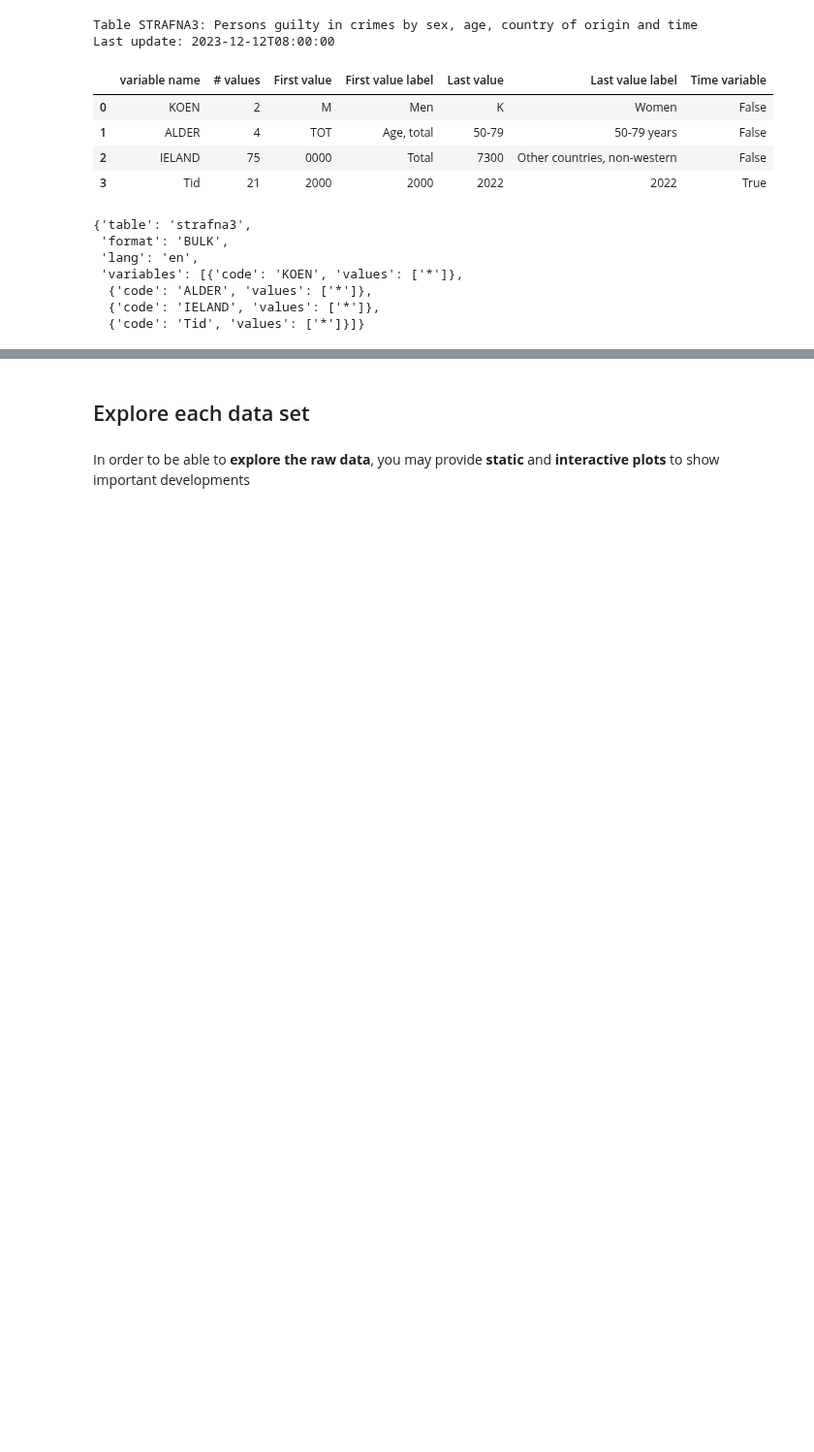
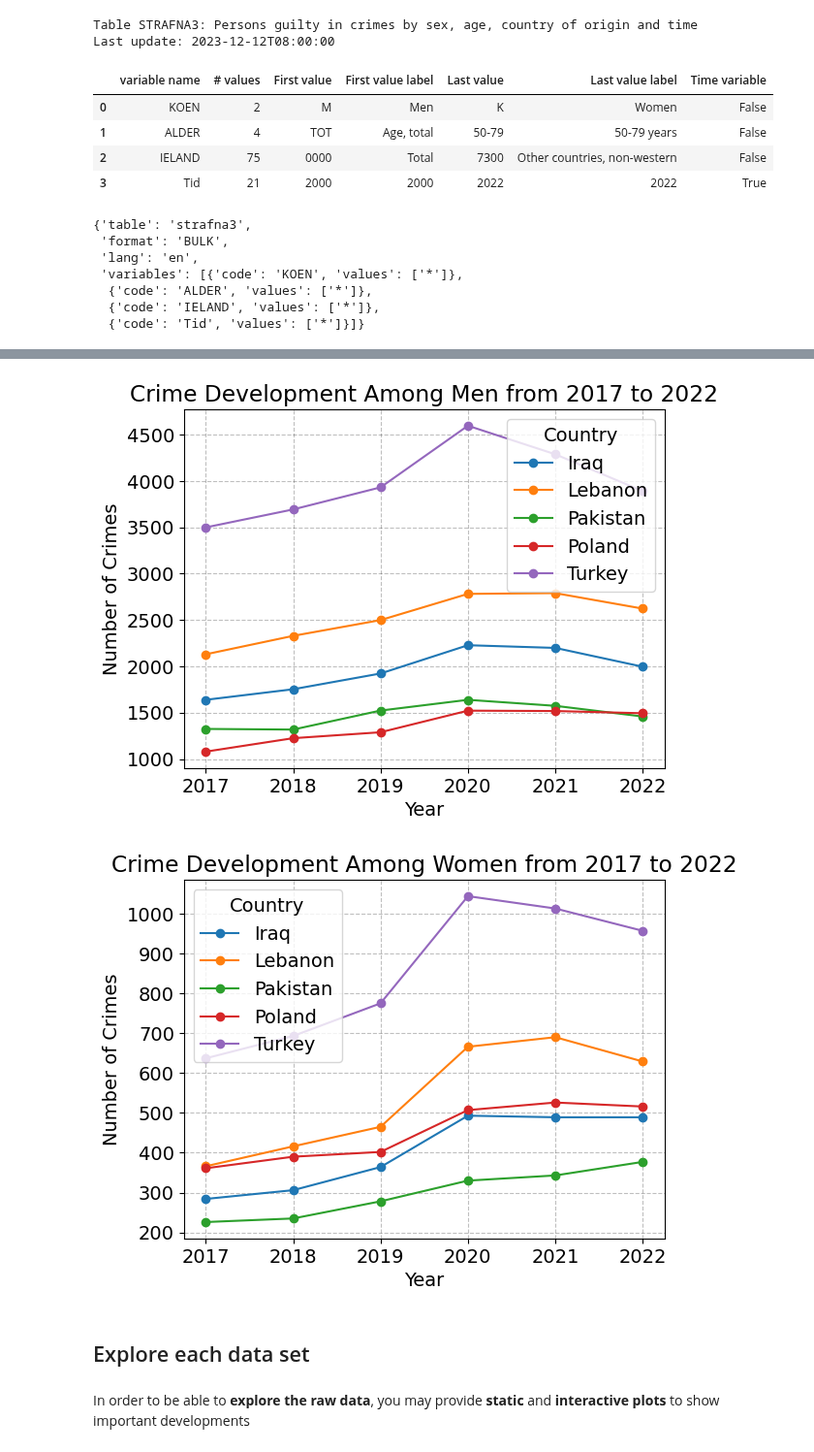
Before and after one commit to NumEconCopenhagen/projects-2024-malik-og-mads, a Jupyter notebook: dataproject/dataproject.ipynb, the cells around one changed output, grey strips where cells are left out. Shown at 97% size. Saved outputs shown, nothing was run; the diff lists cells and outputs as text; code cells hidden in the pictures; blank space fills up the shorter version.

```diff
--- a/dataproject/dataproject.ipynb
+++ b/dataproject/dataproject.ipynb
@@ -136,3 +156,48 @@ inc_api.tail(20)
+# %%
+import matplotlib.pyplot as plt
+
+# Assuming 'inc_api' is your DataFrame
+# Step 1: Filter by gender and year
+filtered_data = inc_api[(inc_api['KOEN'] == 'Men') & (inc_api['TID'].between(2017, 2022))]
+
+# Step 2: Further filter to include only the specified countries
+countries = ["Turkey", "Pakistan", "Iraq", "Poland", "Lebanon"]
+filtered_data = filtered_data[filtered_data['IELAND'].isin(countries)]
+
+# Step 3: Group by country and year, then sum or average
+grouped_data = filtered_data.groupby(['IELAND', 'TID'])['INDHOLD'].sum().unstack()
+
+# Step 4: Plot the data
+grouped_data.T.plot(kind='line', marker='o')  # Transpose to have years on the x-axis and countries as lines
+plt.title('Crime Development Among Men from 2017 to 2022')
+plt.xlabel('Year')
+plt.ylabel('Number of Crimes')
+plt.grid(True)
+plt.legend(title='Country')
+plt.show()
+
+# Assuming 'inc_api' is your DataFrame
+# Step 1: Filter by gender and year
+filtered_data = inc_api[(inc_api['KOEN'] == 'Women') & (inc_api['TID'].between(2017, 2022))]
+
+# Step 2: Further filter to include only the specified countries
+countries = ["Turkey", "Pakistan", "Iraq", "Poland", "Lebanon"]
+filtered_data = filtered_data[filtered_data['IELAND'].isin(countries)]
+
+# Step 3: Group by country and year, then sum or average
+grouped_data = filtered_data.groupby(['IELAND', 'TID'])['INDHOLD'].sum().unstack()
+
+# Step 4: Plot the data
+grouped_data.T.plot(kind='line', marker='o')  # Transpose to have years on the x-axis and countries as lines
+plt.title('Crime Development Among Women from 2017 to 2022')
+plt.xlabel('Year')
+plt.ylabel('Number of Crimes')
+plt.grid(True)
+plt.legend(title='Country')
+plt.show()
+# %% [output]
+[figure, added]
+[figure, added]
 # %% [markdown]
 ## Explore each data set
 # %% [markdown]
```
Also changed, not shown: parts of 6 cells of this notebook.
